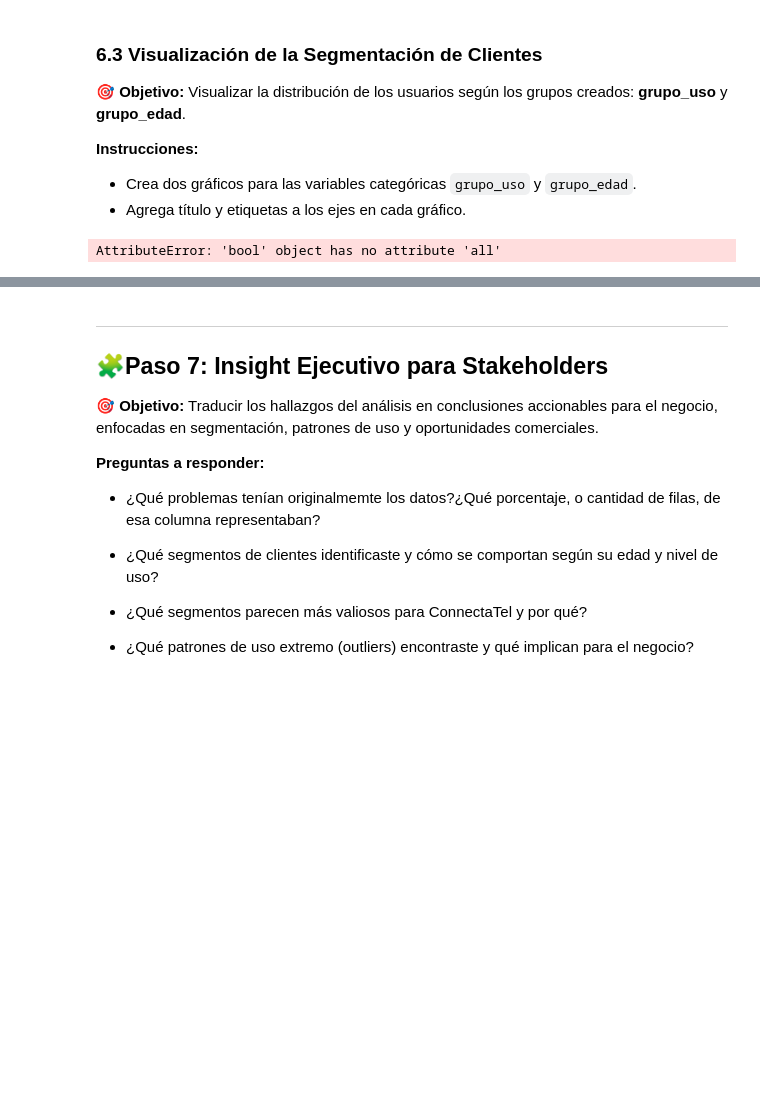
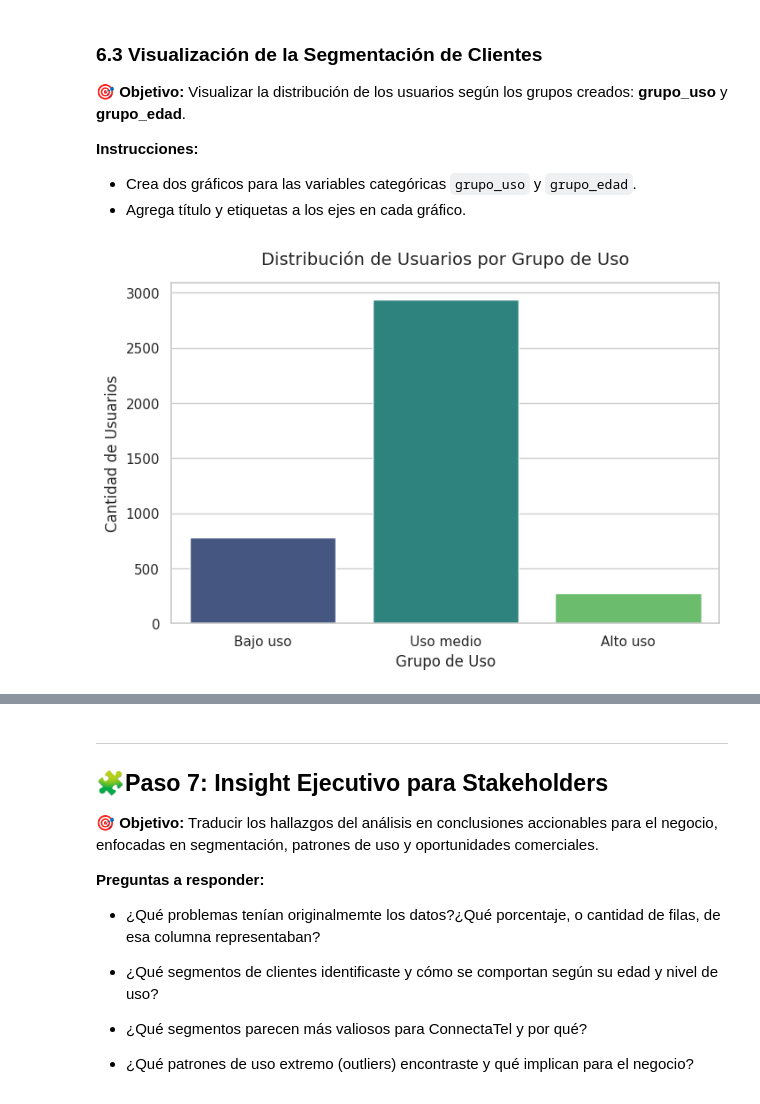
Before and after one commit to patemo27/telecom-analysis, a Jupyter notebook: S7 Version-Estudiante-Project-ConnectaTel.ipynb, the cells around one changed output, grey strips where cells are left out. Saved outputs shown, nothing was run; the diff lists cells and outputs as text; code cells hidden in the pictures; blank space fills up the shorter version.

```diff
--- a/S7 Version-Estudiante-Project-ConnectaTel.ipynb
+++ b/S7 Version-Estudiante-Project-ConnectaTel.ipynb
@@ -907,6 +1061,17 @@ user_profile[columnas_limites].describe()
   - `'Alto uso'` para el resto de casos
 # %%
 # Crear columna grupo_uso
+import numpy as np
+import pandas as pd
+
+condiciones = [
+    (user_profile["cant_llamadas"] < 5) & (user_profile["cant_mensajes"] < 5),
+    (user_profile["cant_llamadas"] < 10) & (user_profile["cant_mensajes"] < 10),
+]
+
+opciones = ["Bajo uso", "Uso medio"]
+
+user_profile["grupo_uso"] = np.select(condiciones, opciones, default="Alto uso")
 # %%
 # verificar cambios
 user_profile.head()
@@ -930,6 +1102,15 @@ user_profile.head()
   - `'Adulto Mayor'` para el resto de casos
 # %%
 # Crear columna grupo_edad
+
+condiciones_edad = [
+    (user_profile["age"] < 30),  # Menor de 30
+    (user_profile["age"] < 60),  # Menor de 60 (y mayor o igual a 30)
+]
+opciones_edad = ["Joven", "Adulto"]
+user_profile["grupo_edad"] = np.select(
+    condiciones_edad, opciones_edad, default="Adulto Mayor"
+)
 # %%
 # verificar cambios
 user_profile.head()
@@ -950,10 +1138,23 @@ user_profile.head()
 - Agrega título y etiquetas a los ejes en cada gráfico.
 # %%
 # Visualización de los segmentos por uso
-sns.countplot(...)
+sns.set_theme(style="whitegrid")
+
+plt.figure(figsize=(8, 5))
+
+orden_uso = ["Bajo uso", "Uso medio", "Alto uso"]
+
+sns.countplot(data=user_profile, x="grupo_uso", order=orden_uso, palette="viridis")
+
+plt.title("Distribución de Usuarios por Grupo de Uso", fontsize=14, pad=15)
+plt.xlabel("Grupo de Uso", fontsize=12)
+plt.ylabel("Cantidad de Usuarios", fontsize=12)
+plt.show()
+
+
 
 plt.show()
 # %% [output]
-AttributeError: 'bool' object has no attribute 'all'
+[figure, added]
 # %%
 # Visualización de los segmentos por edad
```
Also changed, not shown: parts of 18 cells of this notebook.
